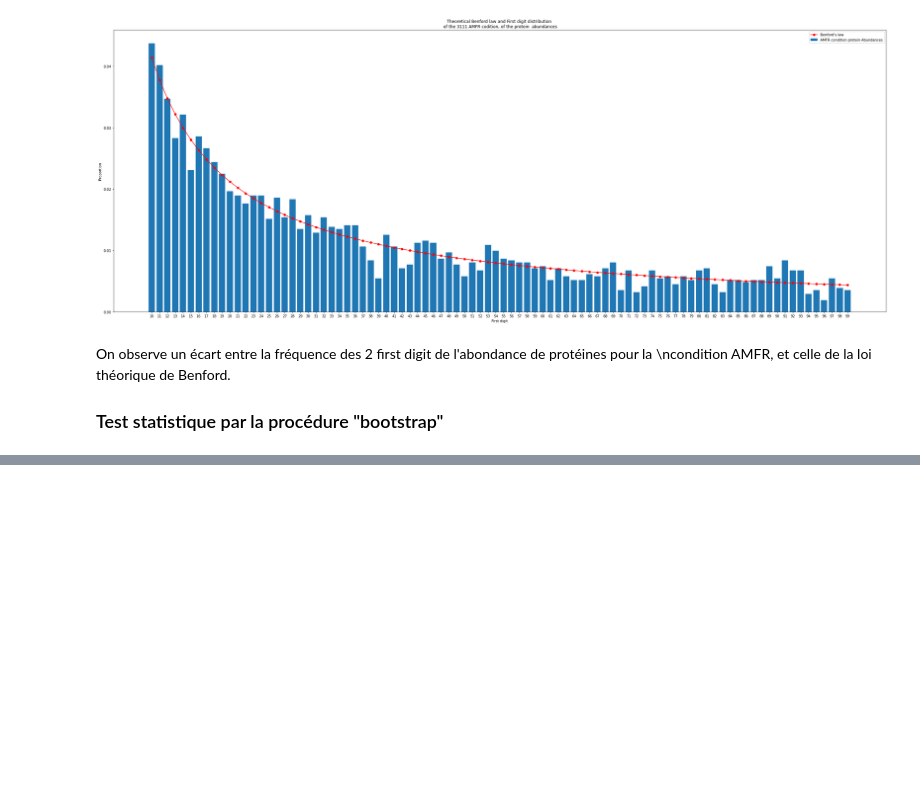
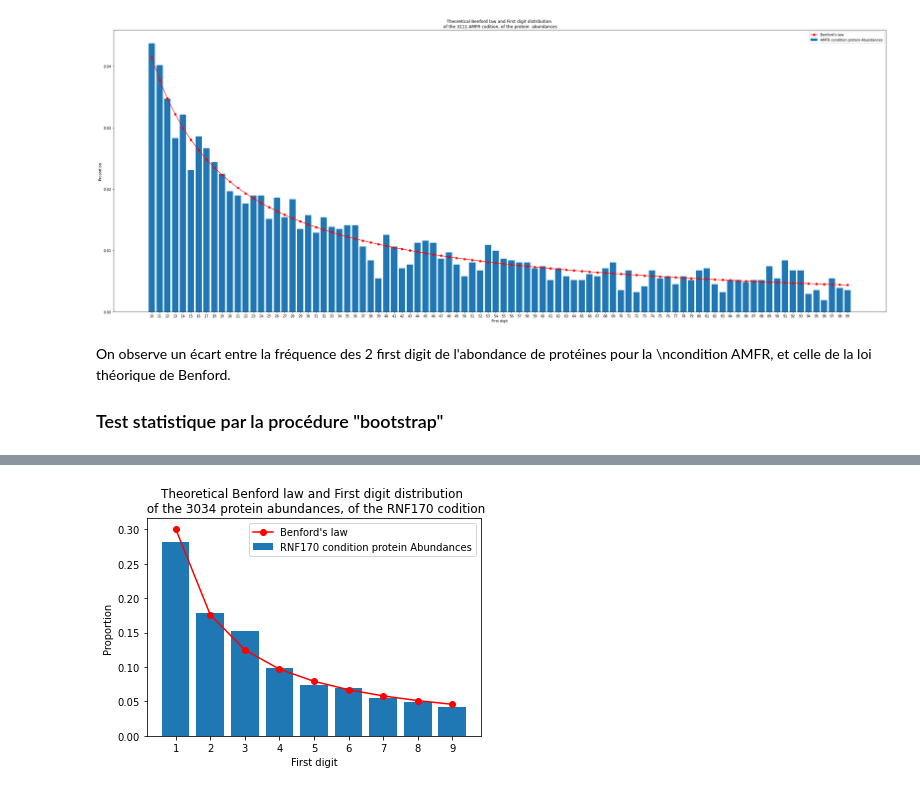
Before and after one commit to pierrepo/benford-law, a Jupyter notebook: data_abundance_analysis/analysis_project_PXD019559.ipynb, the cells around one changed output, grey strips where cells are left out. Saved outputs shown, nothing was run; the diff lists cells and outputs as text; code cells hidden in the pictures; blank space fills up the shorter version.

```diff
--- a/data_abundance_analysis/analysis_project_PXD019559.ipynb
+++ b/data_abundance_analysis/analysis_project_PXD019559.ipynb
@@ -685,0 +712,18 @@ pour la condition AMFR, suit la loi de Benford pour un risque 𝛼=5%.
+# %%
+''' Donnés pour la condition MARCH8 '''
+condition_id = ['RNF170_1', 'RNF170_2']
+condition = data[condition_id]
+condition = data[condition_id]
+# données dans un array d'une dimmenssion
+condition = condition.values.reshape(condition.shape[0] * condition.shape[1])
+# remove 0
+condition = condition[condition > 0]
+# récupération des first digit
+d_obs = benford.count_first_digit(condition)
+# %%
+benford.build_hist_freq_ben(benford.normalize_first_digit(d_obs), f_benford, nb_digit=1,
+                            title=("Theoretical Benford law and First digit distribution \n "
+                            f"of the {sum(d_obs)} protein abundances, of the RNF170 codition"),
+                            legend="RNF170 condition protein Abundances")
+# %% [output]
+[figure, added]
```
Also changed, not shown: parts of 41 cells of this notebook.
